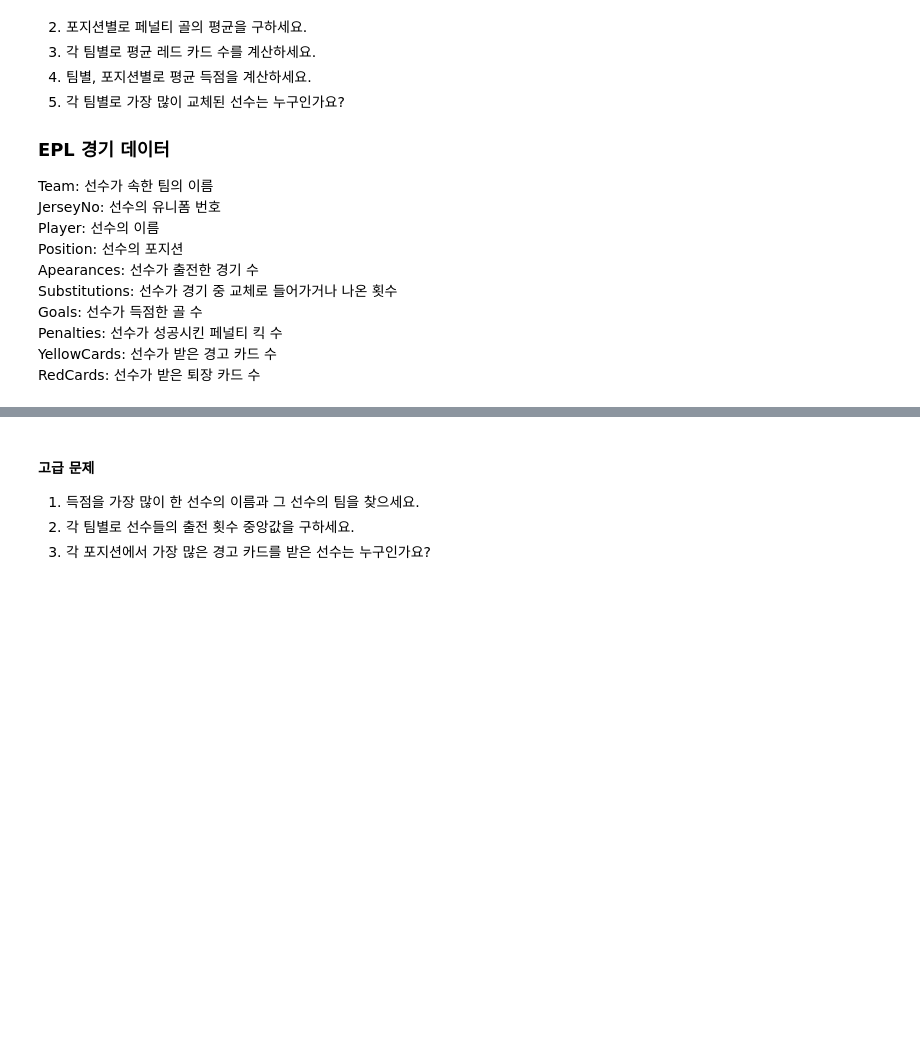
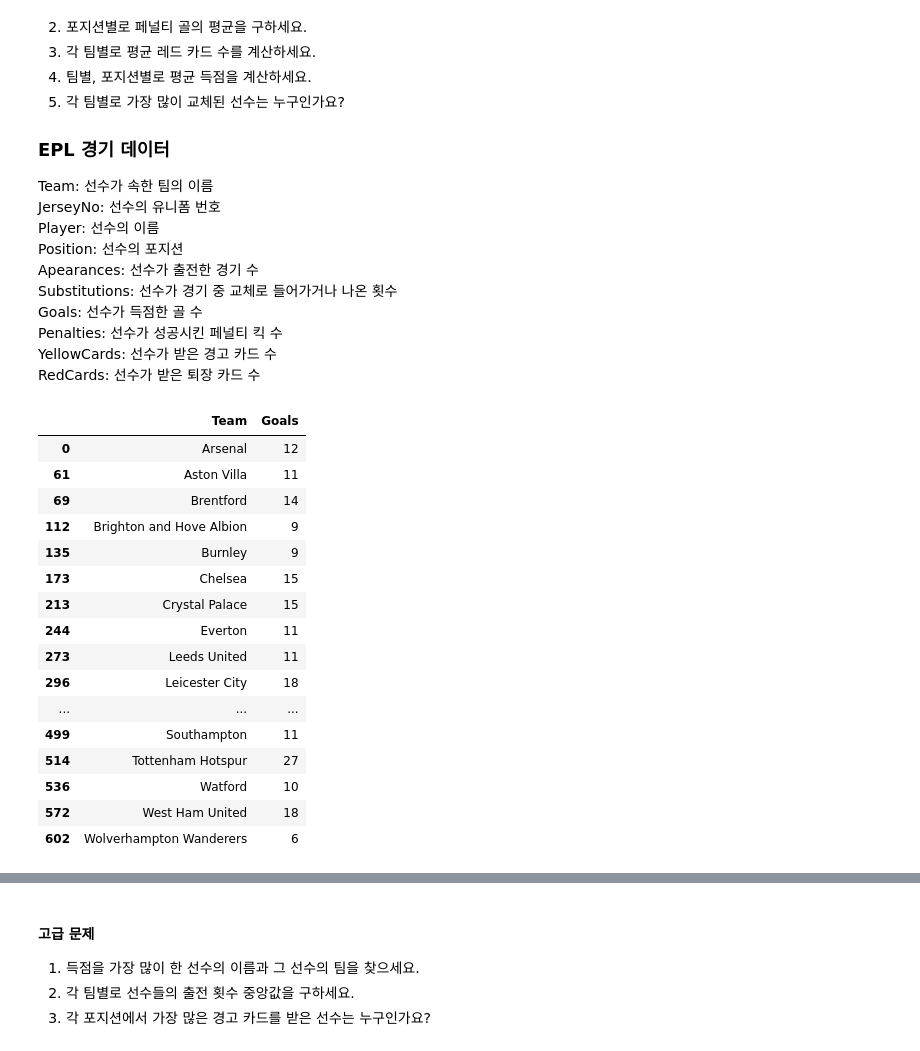
Before and after one commit to Minchae128/Practice_Python, a Jupyter notebook: 11. 12일차(240417)/2. 실습/판다스3일차_응용실습.ipynb, the cells around one changed output, grey strips where cells are left out. Cells and saved outputs as stored; diff of their text form; code cells hidden in the pictures; blank space fills up the shorter version.

```diff
--- a/11. 12일차(240417)/2. 실습/판다스3일차_응용실습.ipynb
+++ b/11. 12일차(240417)/2. 실습/판다스3일차_응용실습.ipynb
@@ -183,3 +183,29 @@ Goals: 선수가 득점한 골 수
 Penalties: 선수가 성공시킨 페널티 킥 수
 YellowCards: 선수가 받은 경고 카드 수
 RedCards: 선수가 받은 퇴장 카드 수
+# %%
+import seaborn as sns
+import pandas as pd
+
+df = pd.read_csv('all_players_stats.csv')
+
+# 1
+df.loc[df.groupby('Team')['Goals'].idxmax()][['Team', 'Goals']]
+# %% [output]
+|  | Team | Goals |
+| 0 | Arsenal | 12 |
+| 61 | Aston Villa | 11 |
+| 69 | Brentford | 14 |
+| 112 | Brighton and Hove Albion | 9 |
+| 135 | Burnley | 9 |
+| 173 | Chelsea | 15 |
+| 213 | Crystal Palace | 15 |
+| 244 | Everton | 11 |
+| 273 | Leeds United | 11 |
+| 296 | Leicester City | 18 |
+| ... | ... | ... |
+| 499 | Southampton | 11 |
+| 514 | Tottenham Hotspur | 27 |
+| 536 | Watford | 10 |
+| 572 | West Ham United | 18 |
+| 602 | Wolverhampton Wanderers | 6 |
```
Also changed, not shown: parts of 4 cells of this notebook.
